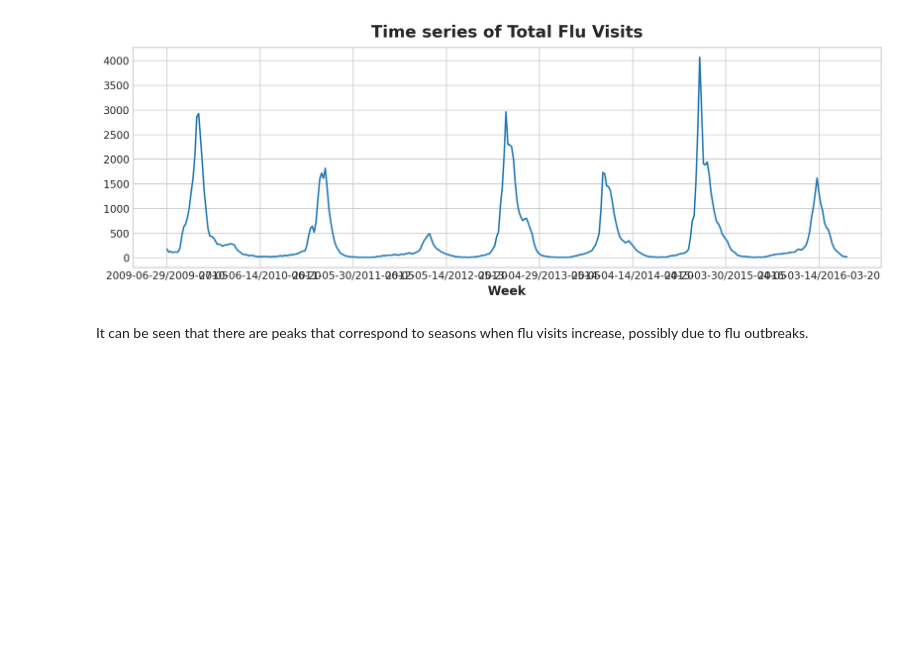
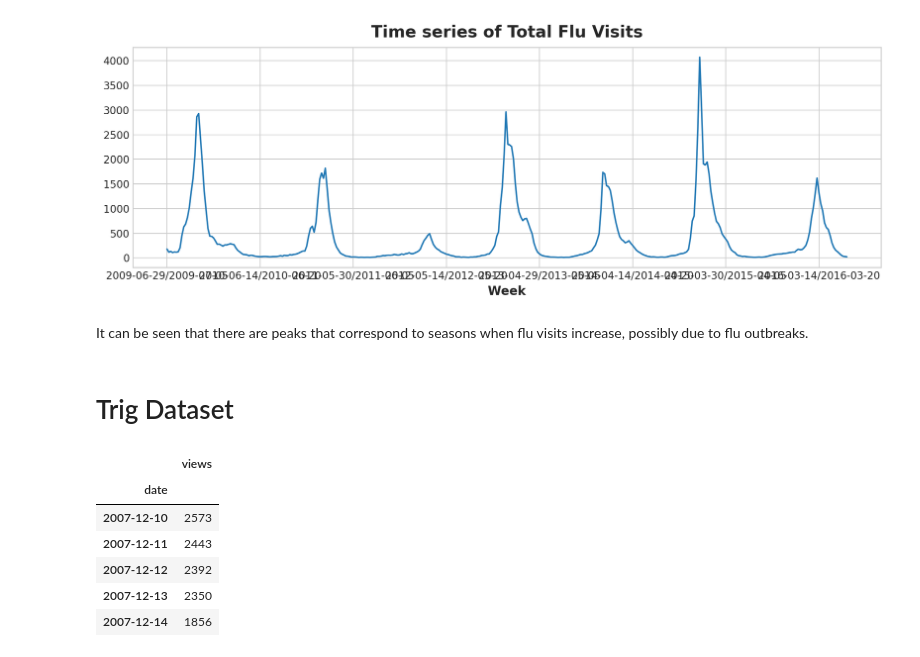
Before and after one commit to lukmanaj/ArewaDS-Machine-Learning-Assignments, a Jupyter notebook: week_09_Time_Series/1-Introduction/assignment.ipynb, the cells around one changed output. Drawn from its saved outputs; the diff is of its cells as text; code cells hidden in the pictures; blank space fills up the shorter version.

```diff
--- a/week_09_Time_Series/1-Introduction/assignment.ipynb
+++ b/week_09_Time_Series/1-Introduction/assignment.ipynb
@@ -95,3 +95,16 @@ plt.show()
 [figure]
 # %% [markdown]
 It can be seen that there are peaks that correspond to seasons when flu visits increase, possibly due to flu outbreaks.
+# %% [markdown]
+# Trig Dataset
+# %%
+trig = pd.read_csv('../kaggle_datasets/trig.csv',index_col = 'date',parse_dates= ['date']).drop(['Unnamed: 0','language','article'],axis=1)
+trig.head()
+# %% [output]
+|  | views |
+| date |  |
+| 2007-12-10 | 2573 |
+| 2007-12-11 | 2443 |
+| 2007-12-12 | 2392 |
+| 2007-12-13 | 2350 |
+| 2007-12-14 | 1856 |
```
Also changed, not shown: parts of 5 cells of this notebook.
